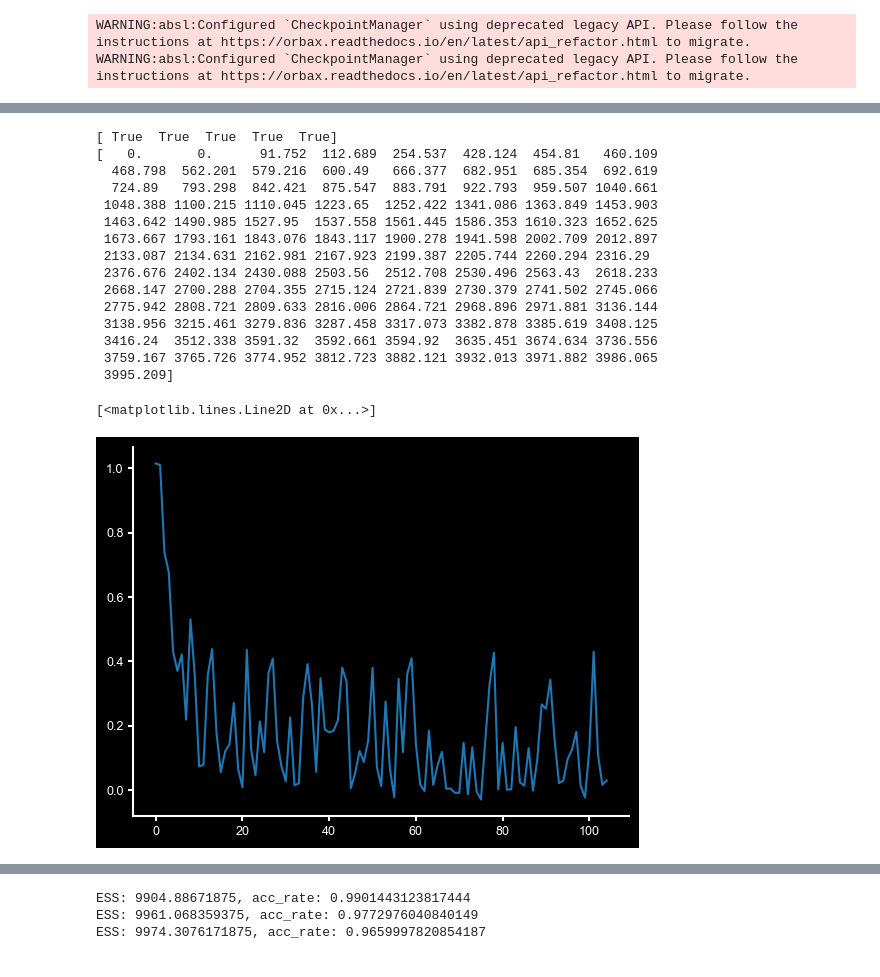
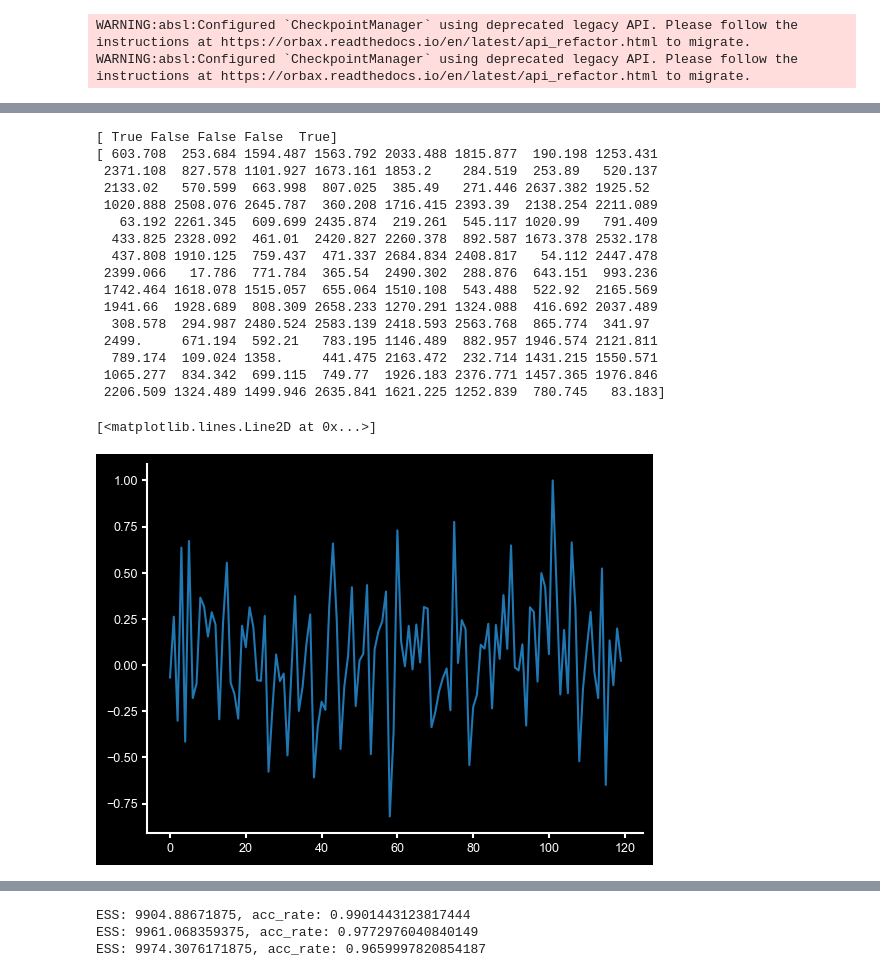
Before and after one commit to mackelab/dmri, a Jupyter notebook: notebooks/eval_parameter_inference.ipynb, the cells around one changed output, grey strips where cells are left out. Cells and saved outputs as stored; diff of their text form; code cells hidden in the pictures.

```diff
--- a/notebooks/eval_parameter_inference.ipynb
+++ b/notebooks/eval_parameter_inference.ipynb
@@ -30,7 +30,7 @@ Duplicate key in file '../dmri/utils/pyloric_black.mplstyle', line 65 ('savefig.
 from dmri.train.utils import load_cfg, load_checkpoint
 
 #checkpoint, model, simulator = load_checkpoint("/home/macke/mgloeckler90/dmri/results/new_multishell_ball3stick_simformer6_v_pred")
-checkpoint, model, simulator = load_checkpoint("/home/macke/mgloeckler90/dmri/results/multishell_ball3stick_uniform_simformer6")
+checkpoint, model, simulator = load_checkpoint("/home/macke/mgloeckler90/dmri/results/ball3stick_ssfp")
 graphdef, params, static, state = nnx.split(model, nnx.Param, nnx.Intermediate, ...)
 params = checkpoint["params_ema"]
 
@@ -42,4 +42,4 @@ WARNING:absl:Configured `CheckpointManager` using deprecated legacy API. Please
 # %%
 sim_type = model.tokenizer.simulator
 # %%
-p_mask,masks, theta, x_os, acq, score = jax.vmap(simulator)(jax.random.split(jax.random.PRNGKey(0), num=200))
+p_mask,masks, theta, x_os, acq = jax.vmap(simulator[0])(jax.random.split(jax.random.PRNGKey(0), num=200))
@@ -46,26 +68,26 @@ p_mask,masks, theta, x_os, acq, score = jax.vmap(simulator)(jax.random.split(jax
 # %%
-idx = 12
-idx = 49
+idx = 32
 print(masks[idx])
-print(acq.bvals[idx])
+print(acq.qvals[idx])
 plt.plot(x_os[idx])
 # %% [output]
-[ True  True  True  True  True]
-[   0.       0.      91.752  112.689  254.537  428.124  454.81   460.109
-  468.798  562.201  579.216  600.49   666.377  682.951  685.354  692.619
-  724.89   793.298  842.421  875.547  883.791  922.793  959.507 1040.661
- 1048.388 1100.215 1110.045 1223.65  1252.422 1341.086 1363.849 1453.903
- 1463.642 1490.985 1527.95  1537.558 1561.445 1586.353 1610.323 1652.625
- 1673.667 1793.161 1843.076 1843.117 1900.278 1941.598 2002.709 2012.897
- 2133.087 2134.631 2162.981 2167.923 2199.387 2205.744 2260.294 2316.29
- 2376.676 2402.134 2430.088 2503.56  2512.708 2530.496 2563.43  2618.233
- 2668.147 2700.288 2704.355 2715.124 2721.839 2730.379 2741.502 2745.066
- 2775.942 2808.721 2809.633 2816.006 2864.721 2968.896 2971.881 3136.144
- 3138.956 3215.461 3279.836 3287.458 3317.073 3382.878 3385.619 3408.125
- 3416.24  3512.338 3591.32  3592.661 3594.92  3635.451 3674.634 3736.556
- 3759.167 3765.726 3774.952 3812.723 3882.121 3932.013 3971.882 3986.065
- 3995.209]
+[ True False False False  True]
+[ 603.708  253.684 1594.487 1563.792 2033.488 1815.877  190.198 1253.431
+ 2371.108  827.578 1101.927 1673.161 1853.2    284.519  253.89   520.137
+ 2133.02   570.599  663.998  807.025  385.49   271.446 2637.382 1925.52
+ 1020.888 2508.076 2645.787  360.208 1716.415 2393.39  2138.254 2211.089
+   63.192 2261.345  609.699 2435.874  219.261  545.117 1020.99   791.409
+  433.825 2328.092  461.01  2420.827 2260.378  892.587 1673.378 2532.178
+  437.808 1910.125  759.437  471.337 2684.834 2408.817   54.112 2447.478
+ 2399.066   17.786  771.784  365.54  2490.302  288.876  643.151  993.236
+ 1742.464 1618.078 1515.057  655.064 1510.108  543.488  522.92  2165.569
+ 1941.66  1928.689  808.309 2658.233 1270.291 1324.088  416.692 2037.489
+  308.578  294.987 2480.524 2583.139 2418.593 2563.768  865.774  341.97
+ 2499.     671.194  592.21   783.195 1146.489  882.957 1946.574 2121.811
+  789.174  109.024 1358.     441.475 2163.472  232.714 1431.215 1550.571
+ 1065.277  834.342  699.115  749.77  1926.183 2376.771 1457.365 1976.846
+ 2206.509 1324.489 1499.946 2635.841 1621.225 1252.839  780.745   83.183]
 [<matplotlib.lines.Line2D at 0x...>]
-[figure, old version]
+[figure, new version]
 # %%
 from functools import partial
```
Also changed, not shown: parts of 4 cells of this notebook, 40 other files.
